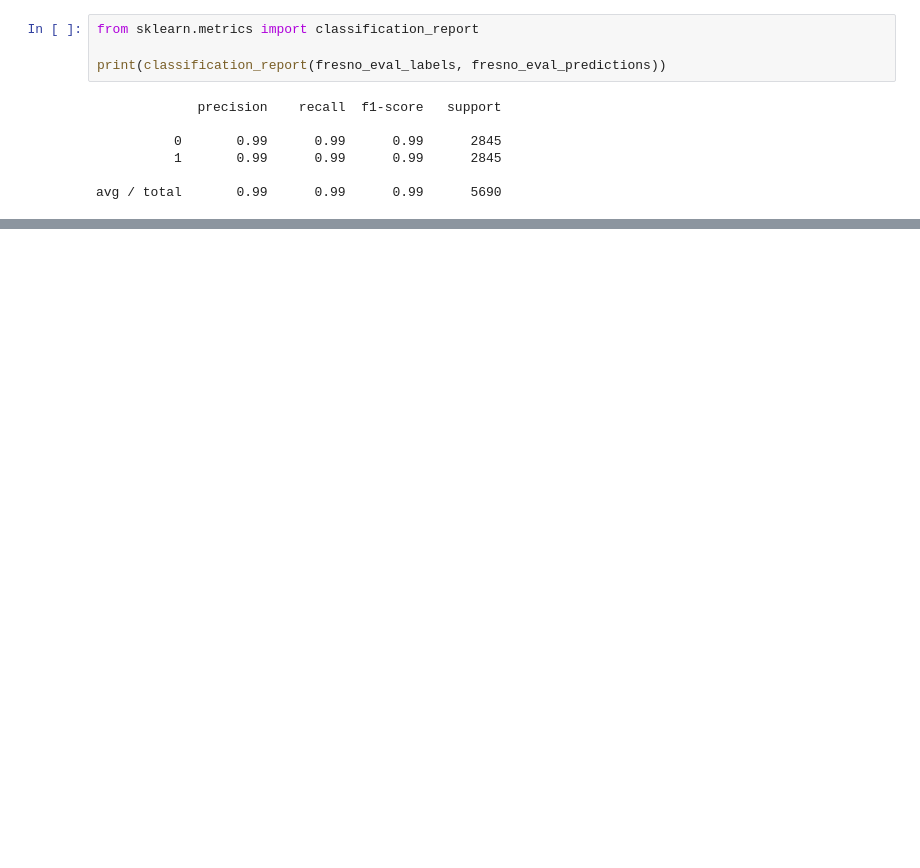
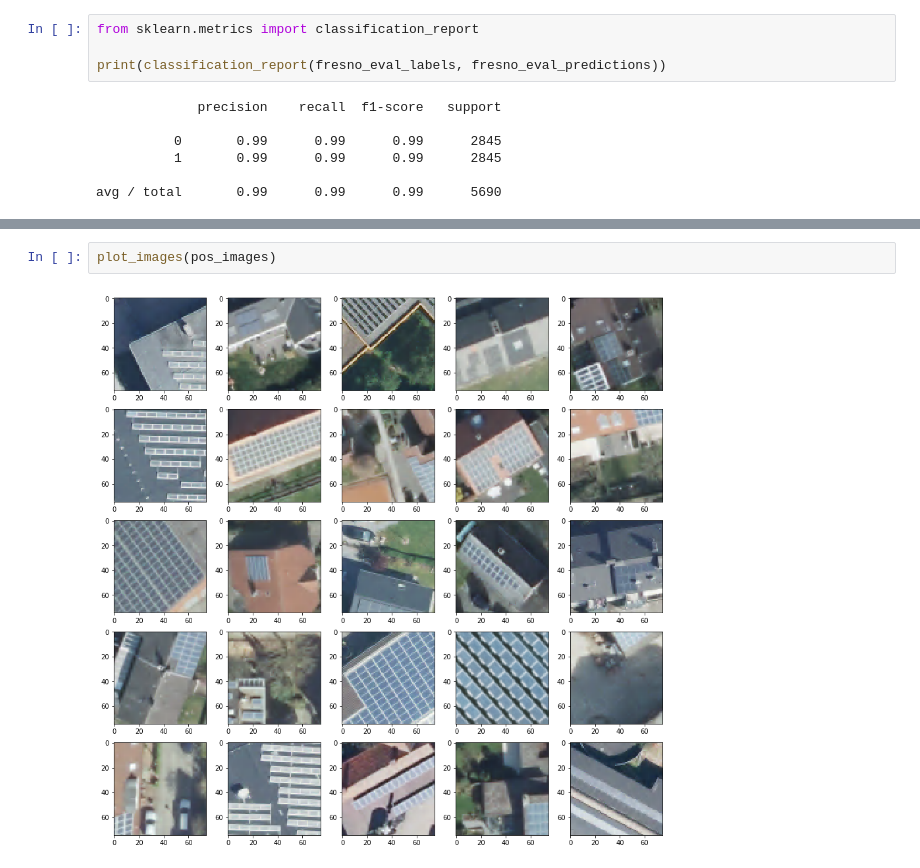
Before and after one commit to thinkpractice/DeepSolaris, a Jupyter notebook: Train Xception.ipynb, the cells around one changed output, grey strips where cells are left out. Drawn from its saved outputs; the diff is of its cells as text; blank space fills up the shorter version.

```diff
--- a/Train Xception.ipynb
+++ b/Train Xception.ipynb
@@ -234,0 +321,4 @@ avg / total       0.99      0.99      0.99      5690
+# %%
+plot_images(pos_images)
+# %% [output]
+[figure, added]
```
Also changed, not shown: parts of 25 cells of this notebook.
